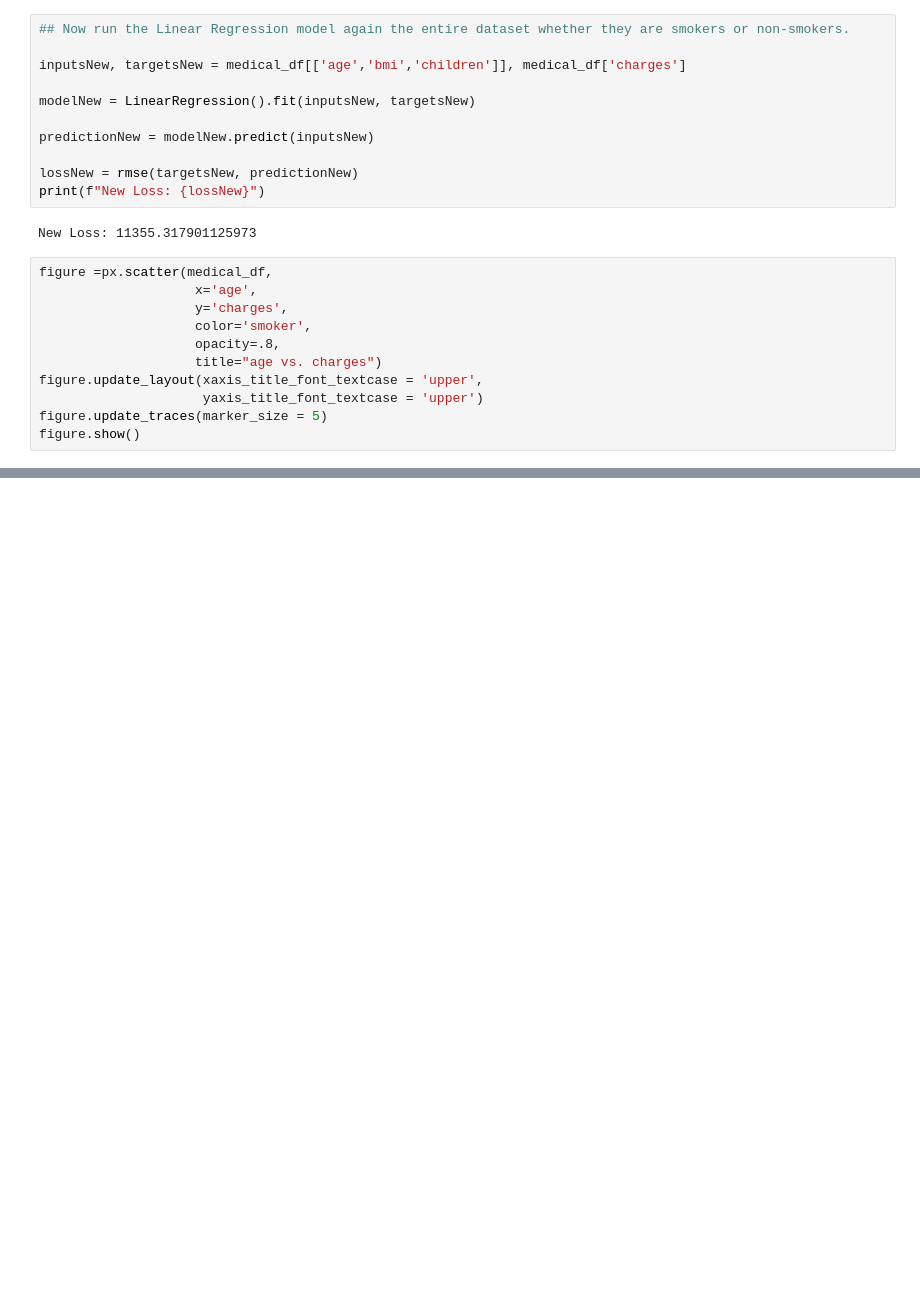
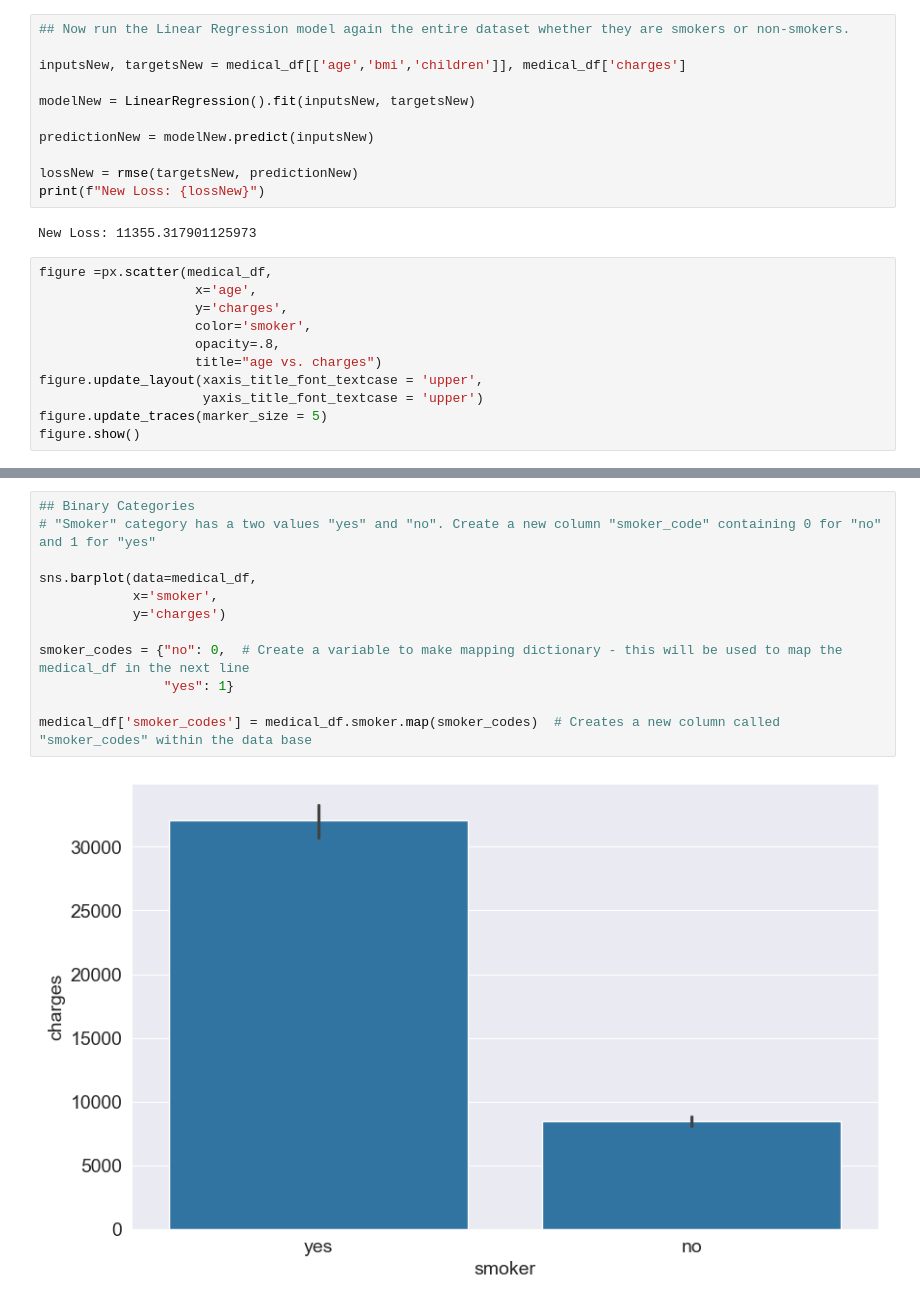
Before and after one commit to LeeBoy-Hmong/MachineLearning, a Jupyter notebook: LinearRegression.ipynb, the cells around one changed output, grey strips where cells are left out. Cells and saved outputs as stored; diff of their text form; blank space fills up the shorter version.

Commit message:
Lesson on Binary Category and start of One-Hot Encoder

```diff
--- a/LinearRegression.ipynb
+++ b/LinearRegression.ipynb
@@ -642,0 +650,14 @@ figure.show()
+# %%
+## Binary Categories
+# "Smoker" category has a two values "yes" and "no". Create a new column "smoker_code" containing 0 for "no" and 1 for "yes"
+
+sns.barplot(data=medical_df,
+            x='smoker',
+            y='charges')
+
+smoker_codes = {"no": 0,  # Create a variable to make mapping dictionary - this will be used to map the medical_df in the next line
+                "yes": 1}
+
+medical_df['smoker_codes'] = medical_df.smoker.map(smoker_codes)  # Creates a new column called "smoker_codes" within the data base
+# %% [output]
+[figure, added]
```
Also changed, not shown: parts of 11 cells of this notebook.
